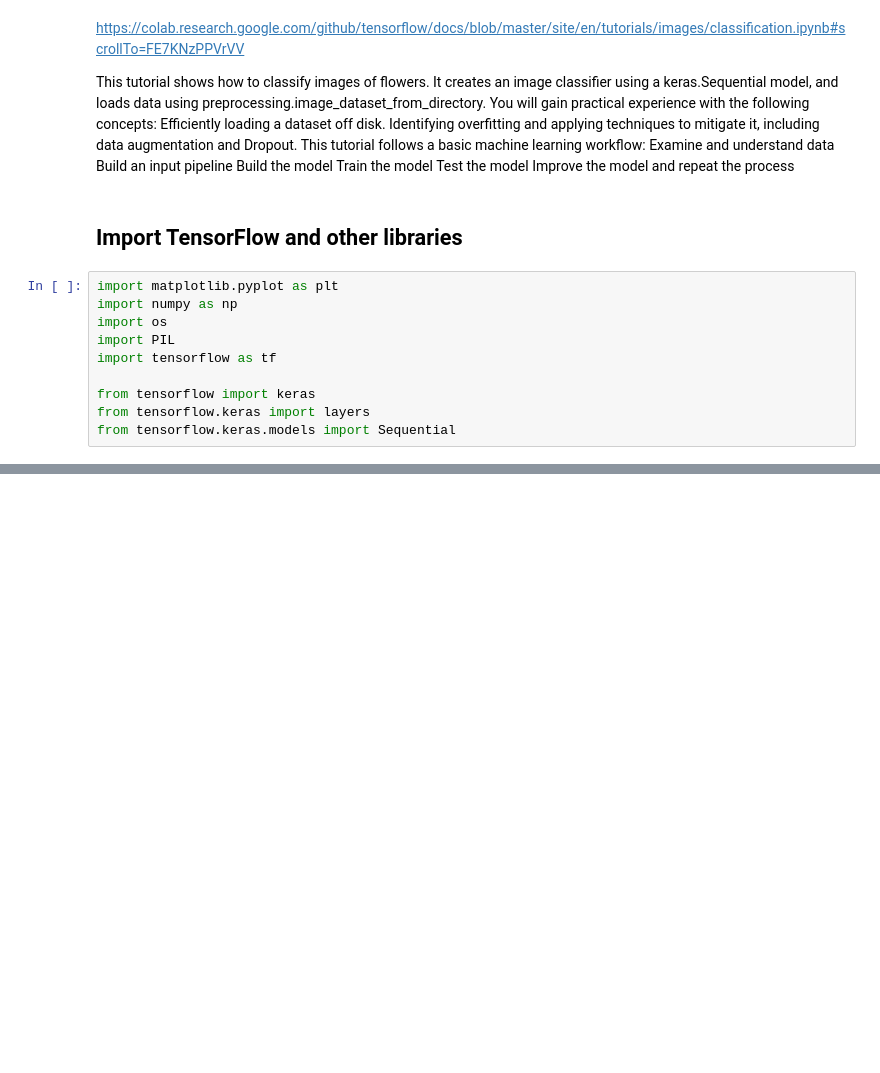
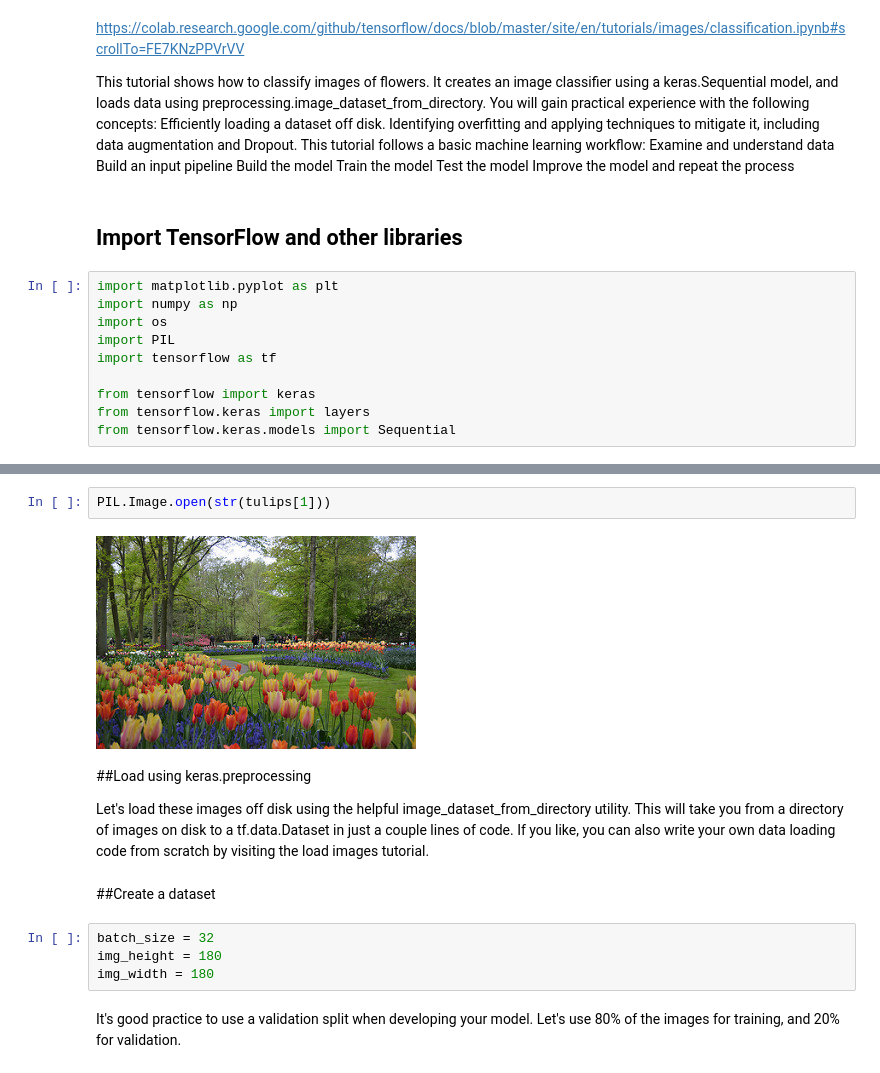
Before and after one commit to arunmadhuk/Machine-Learning, a Jupyter notebook: Image_classification_using_TensorFlow.ipynb, the cells around one changed output, grey strips where cells are left out. Saved outputs shown, nothing was run; the diff lists cells and outputs as text; blank space fills up the shorter version.

```diff
--- a/Image_classification_using_TensorFlow.ipynb
+++ b/Image_classification_using_TensorFlow.ipynb
@@ -29,0 +68,16 @@ from tensorflow.keras.models import Sequential
+# %%
+PIL.Image.open(str(tulips[1]))
+# %% [output]
+[figure, added]
+# %% [markdown]
+##Load using keras.preprocessing
+
+Let's load these images off disk using the helpful image_dataset_from_directory utility. This will take you from a directory of images on disk to a tf.data.Dataset in just a couple lines of code. If you like, you can also write your own data loading code from scratch by visiting the load images tutorial.
+# %% [markdown]
+##Create a dataset
+# %%
+batch_size = 32
+img_height = 180
+img_width = 180
+# %% [markdown]
+It's good practice to use a validation split when developing your model. Let's use 80% of the images for training, and 20% for validation.
```
Also changed, not shown: parts of 57 cells of this notebook.
